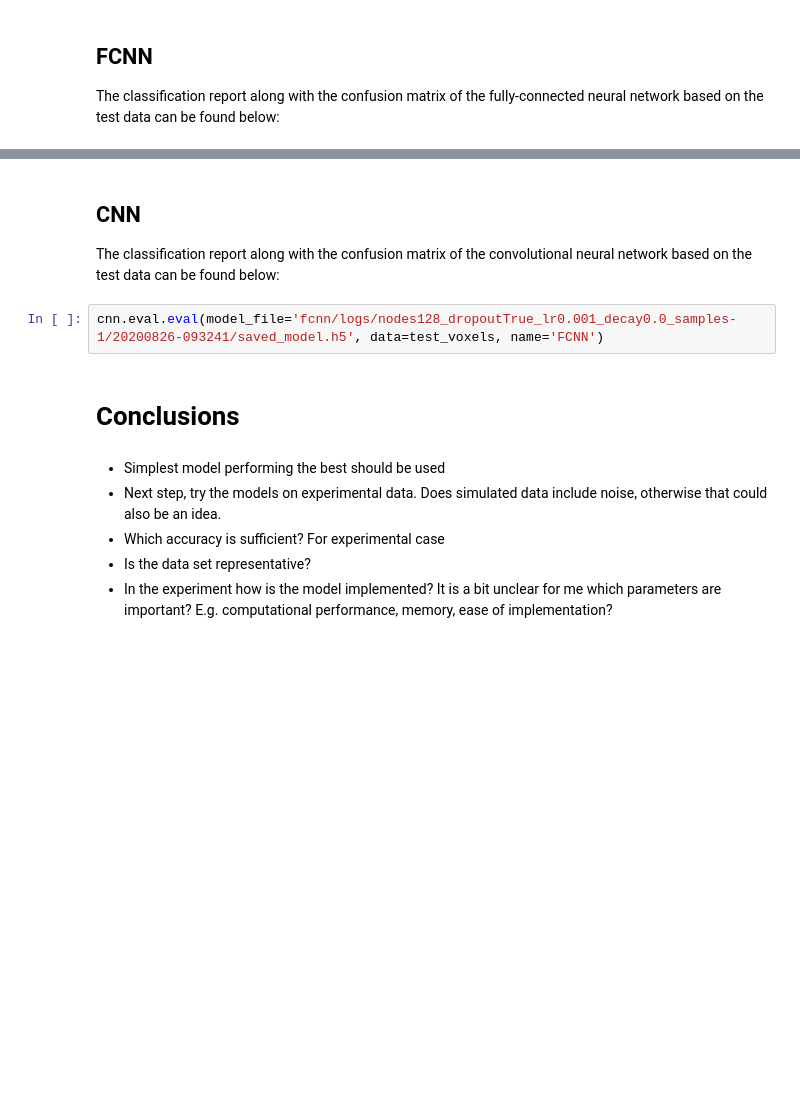
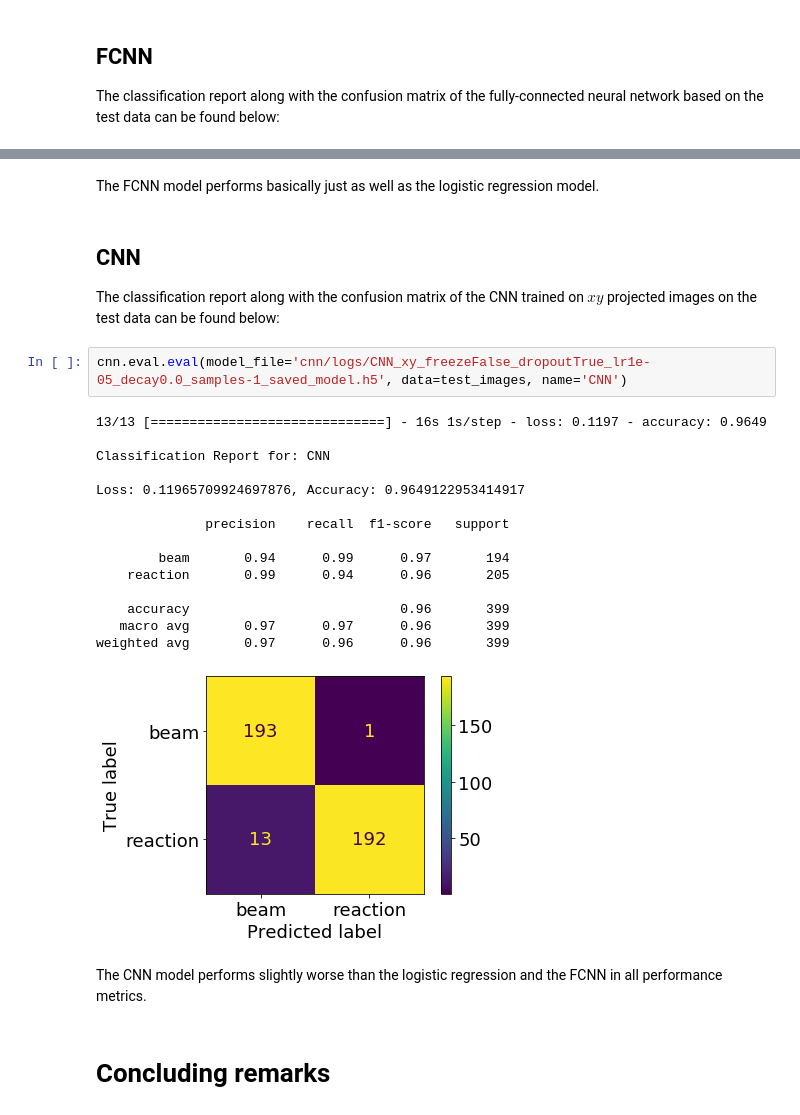
Before and after one commit to ASamarkRoth/Machine-Learning-Project-ECT-Talent, a Jupyter notebook: Report.ipynb, the cells around one changed output, grey strips where cells are left out. Saved outputs shown, nothing was run; the diff lists cells and outputs as text; blank space fills up the shorter version.

Commit message:
Wrote report.

```diff
--- a/Report.ipynb
+++ b/Report.ipynb
@@ -413,14 +497,28 @@ fcnn.eval.eval(model_file='fcnn/logs/nodes128_dropoutTrue_lr0.001_decay0.0_sampl
+# %% [markdown]
+The FCNN model performs basically just as well as the logistic regression model.
 # %% [markdown]
 ## CNN
 
-The classification report along with the confusion matrix of the convolutional neural network based on the test data can be found below:
+The classification report along with the confusion matrix of the CNN trained on $xy$ projected images on the test data can be found below:
 # %%
-cnn.eval.eval(model_file='fcnn/logs/nodes128_dropoutTrue_lr0.001_decay0.0_samples-1/20200826-093241/saved_model.h5', data=test_voxels, name='FCNN')
+cnn.eval.eval(model_file='cnn/logs/CNN_xy_freezeFalse_dropoutTrue_lr1e-05_decay0.0_samples-1_saved_model.h5', data=test_images, name='CNN')
+# %% [output]
+13/13 [==============================] - 16s 1s/step - loss: 0.1197 - accuracy: 0.9649
+
+Classification Report for: CNN
+
+Loss: 0.11965709924697876, Accuracy: 0.9649122953414917
+
+              precision    recall  f1-score   support
+
+        beam       0.94      0.99      0.97       194
+    reaction       0.99      0.94      0.96       205
+
+    accuracy                           0.96       399
+   macro avg       0.97      0.97      0.96       399
+weighted avg       0.97      0.96      0.96       399
+[figure, added]
-# %% [markdown]
-# Conclusions
-# %% [markdown]
-* Simplest model performing the best should be used
-* Next step, try the models on experimental data. Does simulated data include noise, otherwise that could also be an idea.
-* Which accuracy is sufficient? For experimental case
-* Is the data set representative?
-* In the experiment how is the model implemented? It is a bit unclear for me which parameters are important? E.g. computational performance, memory, ease of implementation?
+# %% [markdown]
+The CNN model performs slightly worse than the logistic regression and the FCNN in all performance metrics.
+# %% [markdown]
+# Concluding remarks
```
Also changed, not shown: parts of 36 cells of this notebook, 3 other files.
